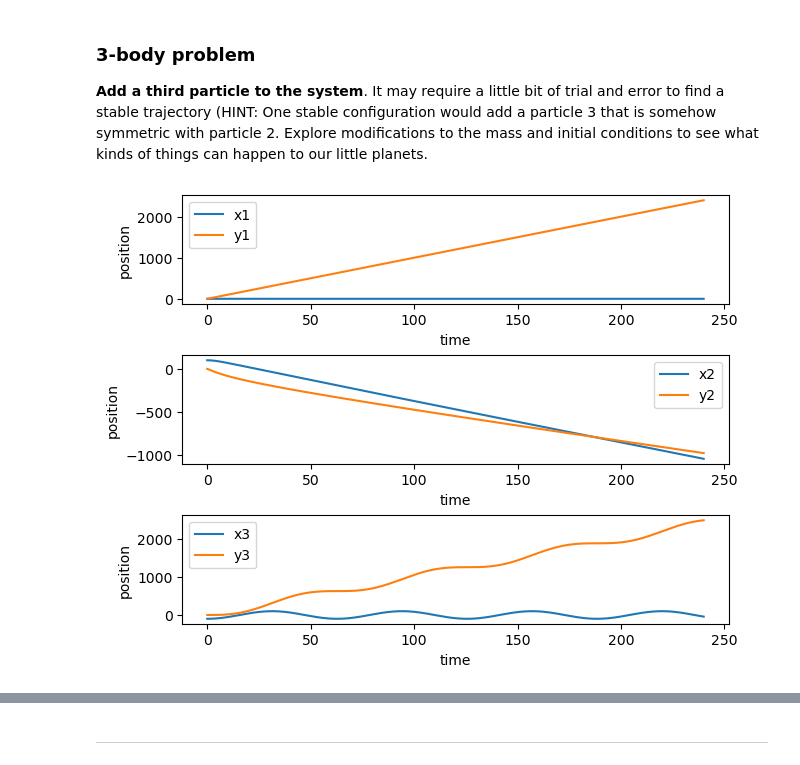
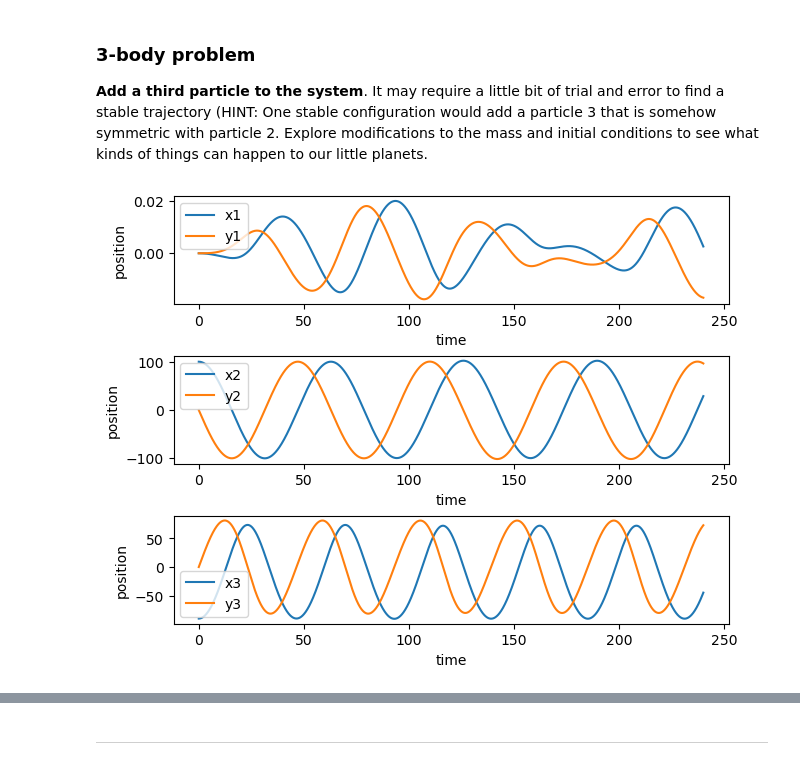
Before and after one commit to cake-dev/Simulation_class, a Jupyter notebook: Project3-Planets/Project3-PlanetaryMotion.ipynb, the cells around one changed output, grey strips where cells are left out. Drawn from its saved outputs; the diff is of its cells as text; code cells hidden in the pictures.

Commit message:
submitted p3, start p4 and hw1, combine ode methods

```diff
--- a/Project3-Planets/Project3-PlanetaryMotion.ipynb
+++ b/Project3-Planets/Project3-PlanetaryMotion.ipynb
@@ -42,7 +42,7 @@ class PlanetaryMotion:
         - u: A flattened array containing positions and velocities of all particles
 
         Returns:
-        - derivatives: A flattened array of the derivatives of positions and velocities
+        - dudt: A flattened array of the derivatives of positions and velocities
         """
         # extract positions and velocities from the state vector
         positions = u[:2*self.N].reshape((self.N, 2)) # reshape for easier indexing in loop
@@ -52,7 +52,6 @@ class PlanetaryMotion:
         dxdt = velocities
 
         # initialize derivatives of velocities (accelerations) as zeros
-        # dvel_dt = np.zeros_like(velocities)
         dvdt = np.zeros_like(velocities, dtype=float)
 
         # compute gravitational forces and resulting accelerations
@@ -112,27 +92,27 @@ class Integrator:
 # %%
-# class Integrator:
-#     def __init__(self,ode,method):
-#         self.ode = ode
-#         self.method = method
+class Integrator:
+    def __init__(self,ode,method):
+        self.ode = ode
+        self.method = method
 
-#     def integrate(self,interval,dt,u_0):
-#         t_0 = interval[0]
-#         t_end = interval[1]
+    def integrate(self,interval,dt,u_0):
+        t_0 = interval[0]
+        t_end = interval[1]
 
-#         times = [t_0]
-#         states = [u_0]
+        times = [t_0]
+        states = [u_0]
 
-#         t = t_0
-#         while t<t_end:
-#             dt_ = min(dt,t_end-t)
-#             u_1 = self.method.step(self.ode,t,dt_,u_0)
-#             t = t + dt_
-#             u_0 = u_1
+        t = t_0
+        while t<t_end:
+            dt_ = min(dt,t_end-t)
+            u_1 = self.method.step(t,dt_,u_0)
+            t = t + dt_
+            u_0 = u_1
 
-#             times.append(t)
-#             states.append(u_1)
+            times.append(t)
+            states.append(u_1)
 
-#         return np.array(times),np.array(states)
+        return np.array(times),np.array(states)
 # %%
 import matplotlib.pyplot as plt
 
@@ -282,35 +262,35 @@ distance = 100
 velocity = np.sqrt(G * mass1 / distance)  # Initial tangential velocity for a circular orbit, 10 in this case (wikipedia)
 
 # initial state with body1 at origin, body2 at distance with tangential velocity [x1,y1,x2,y2,x3,y3,vx1,vy1,vx2,vy2,vx3,vy3]
-u_0 = np.array([0, 0, distance, 0, -distance, 0, 0, velocity, 0, -velocity, 0, 0])
-#              [x1,y1,  x2,     y2,   x3,    y3,vx1,  vy1,   vx2,   vy2,   vx3,vy3]
+u_0 = np.array([0, 0, distance, 0, -distance+10, 0, 0, 0, 0, -velocity, 0, velocity])
+#              [x1,y1,  x2,     y2,   x3,    y3,vx1,vy1,vx2,  vy2,   vx3,vy3]
 # Simulation parameters
 t_0 = 0
 t_end = 240
 dt = 0.01
 
 ode = PlanetaryMotion(G=G, masses=np.array([mass1, mass2, mass3]))
 eulerCromer = EulerCromer(ode)
 integrator = Integrator(ode, eulerCromer)
 times, states = integrator.integrate([t_0, t_end], dt, u_0)
 
 # subplots 3 bodies
 fig, axs = plt.subplots(3, 1, constrained_layout=True)
 axs[0].plot(times,states[:,0],label='x1')
 axs[0].plot(times,states[:,1],label='y1')
 axs[0].set_xlabel('time')
 axs[0].set_ylabel('position')
 axs[0].legend()
 axs[1].plot(times,states[:,2],label='x2')
 axs[1].plot(times,states[:,3],label='y2')
 axs[1].set_xlabel('time')
 axs[1].set_ylabel('position')
 axs[1].legend()
 axs[2].plot(times,states[:,4],label='x3')
 axs[2].plot(times,states[:,5],label='y3')
 axs[2].set_xlabel('time')
 axs[2].set_ylabel('position')
 axs[2].legend()
 plt.show()
 # %% [output]
-[figure, old version]
+[figure, new version]
```
Also changed, not shown: parts of 6 cells of this notebook, 6 other files.
